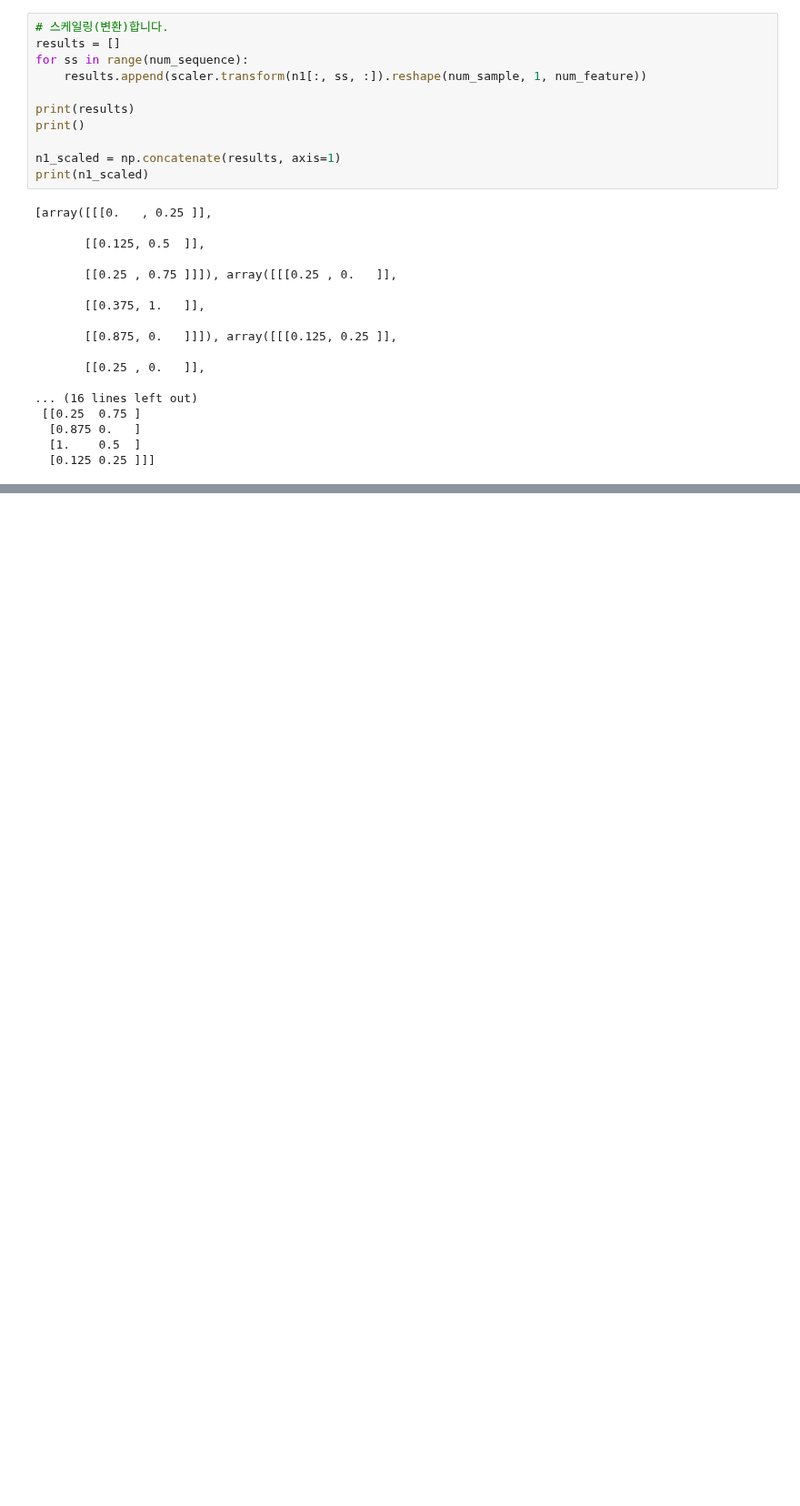
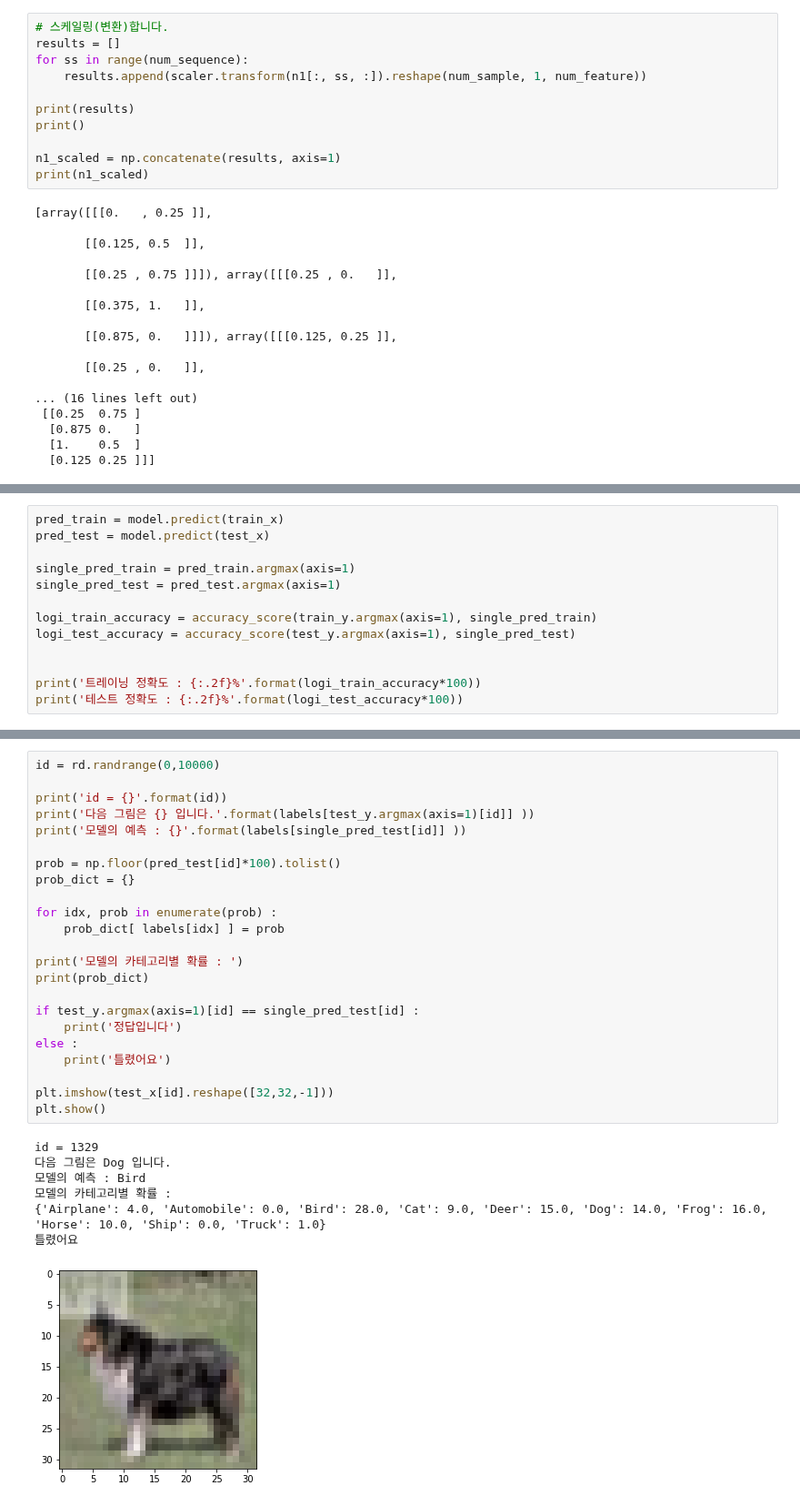
Before and after one commit to mskyun721/aivle_python, a Jupyter notebook: Class/tensorflow.ipynb, the cells around one changed output, grey strips where cells are left out. Shown at 91% size. Saved outputs shown, nothing was run; the diff lists cells and outputs as text; blank space fills up the shorter version.

```diff
--- a/Class/tensorflow.ipynb
+++ b/Class/tensorflow.ipynb
@@ -599,0 +777,13 @@ print(n1_scaled)
+# %%
+pred_train = model.predict(train_x)
+pred_test = model.predict(test_x)
+
+single_pred_train = pred_train.argmax(axis=1)
+single_pred_test = pred_test.argmax(axis=1)
+
+logi_train_accuracy = accuracy_score(train_y.argmax(axis=1), single_pred_train)
+logi_test_accuracy = accuracy_score(test_y.argmax(axis=1), single_pred_test)
+
+
+print('트레이닝 정확도 : {:.2f}%'.format(logi_train_accuracy*100))
+print('테스트 정확도 : {:.2f}%'.format(logi_test_accuracy*100))
@@ -599,0 +795,31 @@ print(n1_scaled)
+# %%
+id = rd.randrange(0,10000)
+
+print('id = {}'.format(id))
+print('다음 그림은 {} 입니다.'.format(labels[test_y.argmax(axis=1)[id]] ))
+print('모델의 예측 : {}'.format(labels[single_pred_test[id]] ))
+
+prob = np.floor(pred_test[id]*100).tolist()
+prob_dict = {}
+
+for idx, prob in enumerate(prob) :
+    prob_dict[ labels[idx] ] = prob
+
+print('모델의 카테고리별 확률 : ')
+print(prob_dict)
+
+if test_y.argmax(axis=1)[id] == single_pred_test[id] :
+    print('정답입니다')
+else :
+    print('틀렸어요')
+
+plt.imshow(test_x[id].reshape([32,32,-1]))
+plt.show()
+# %% [output]
+id = 1329
+다음 그림은 Dog 입니다.
+모델의 예측 : Bird
+모델의 카테고리별 확률 :
+{'Airplane': 4.0, 'Automobile': 0.0, 'Bird': 28.0, 'Cat': 9.0, 'Deer': 15.0, 'Dog': 14.0, 'Frog': 16.0, 'Horse': 10.0, 'Ship': 0.0, 'Truck': 1.0}
+틀렸어요
+[figure, added]
```
Also changed, not shown: parts of 59 cells of this notebook.
